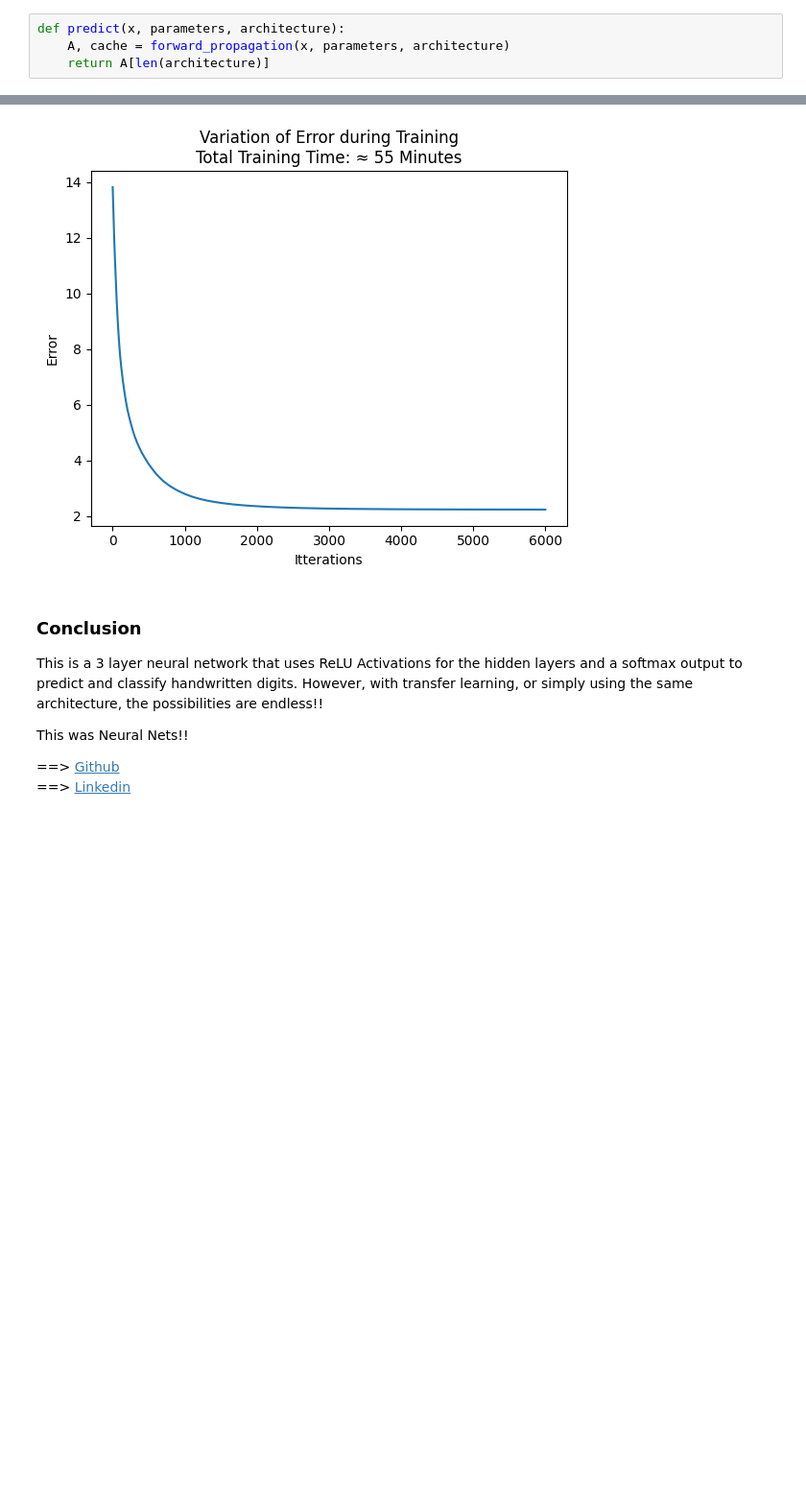
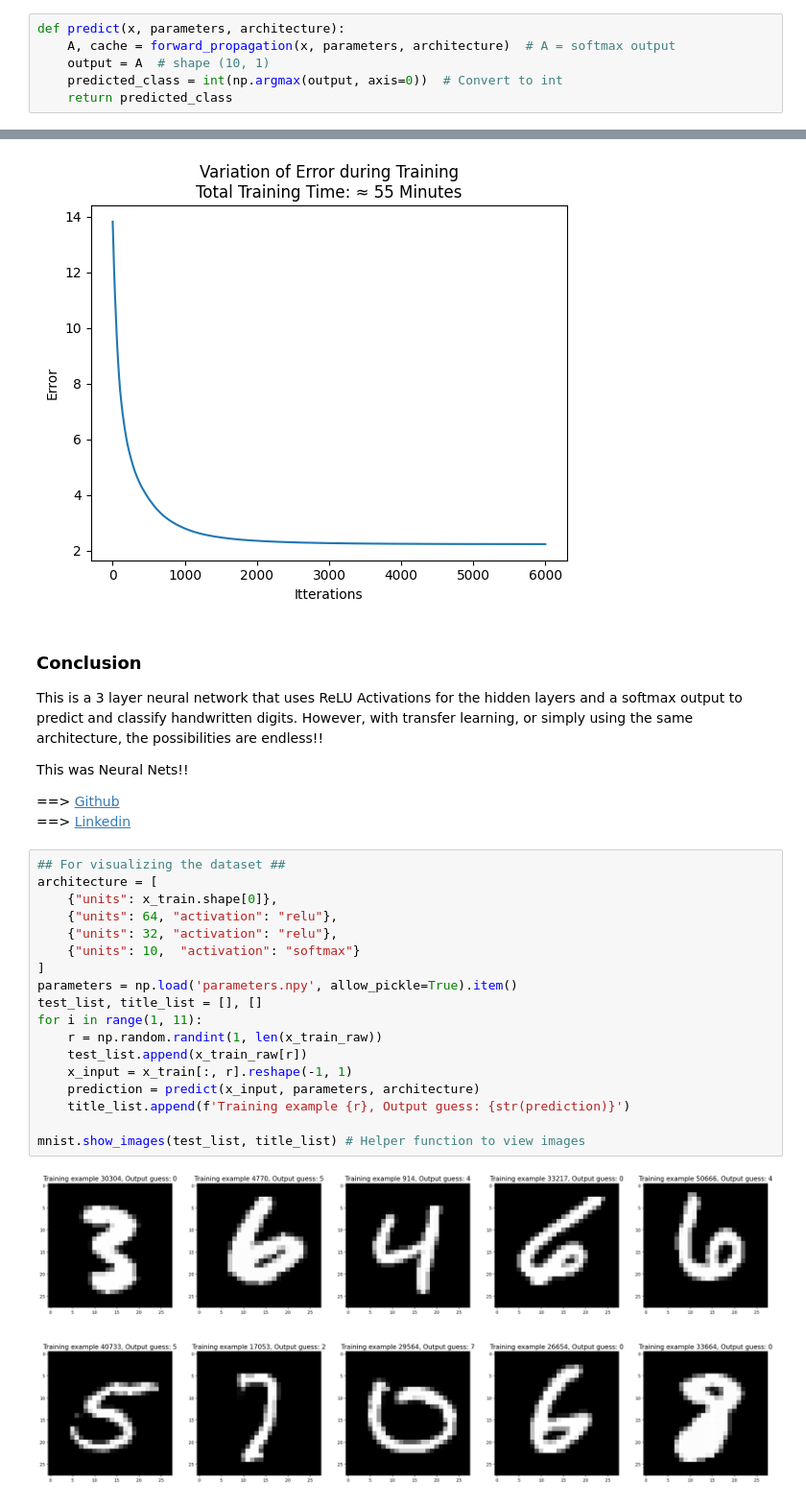
Before and after one commit to lucirie/Deep-learning, a Jupyter notebook: neuralnet/neuralnet.ipynb, the cells around one changed output, grey strips where cells are left out. Shown: that part at 96% size. Drawn from its saved outputs; the diff is of its cells as text; blank space fills up the shorter version.

```diff
--- a/neuralnet/neuralnet.ipynb
+++ b/neuralnet/neuralnet.ipynb
@@ -259,8 +259,10 @@ def fit_model(architecture, x, y, learning_rate, itterations=100):
     return parameters, loss_arr
 # %%
 def predict(x, parameters, architecture):
-    A, cache = forward_propagation(x, parameters, architecture)
-    return A[len(architecture)]
+    A, cache = forward_propagation(x, parameters, architecture)  # A = softmax output
+    output = A  # shape (10, 1)
+    predicted_class = int(np.argmax(output, axis=0))  # Convert to int
+    return predicted_class
 # %% [markdown]
 ### One Hot Encoding
 
@@ -330,3 +332,23 @@ This was Neural Nets!!
 
 ==> [Github](https://github.com/lucirie)
 ==> [Linkedin](https://www.linkedin.com/in/ziad-alezzi-8727bb345/)
+# %%
+## For visualizing the dataset ##
+architecture = [
+    {"units": x_train.shape[0]},
+    {"units": 64, "activation": "relu"},
+    {"units": 32, "activation": "relu"},
+    {"units": 10,  "activation": "softmax"}
+]
+parameters = np.load('parameters.npy', allow_pickle=True).item()
+test_list, title_list = [], []
+for i in range(1, 11):
+    r = np.random.randint(1, len(x_train_raw))
+    test_list.append(x_train_raw[r])
+    x_input = x_train[:, r].reshape(-1, 1)
+    prediction = predict(x_input, parameters, architecture)
+    title_list.append(f'Training example {r}, Output guess: {str(prediction)}')
+
+mnist.show_images(test_list, title_list) # Helper function to view images
+# %% [output]
+[figure, added]
```
Also changed, not shown: parts of 1 cell of this notebook, 3 other files.
